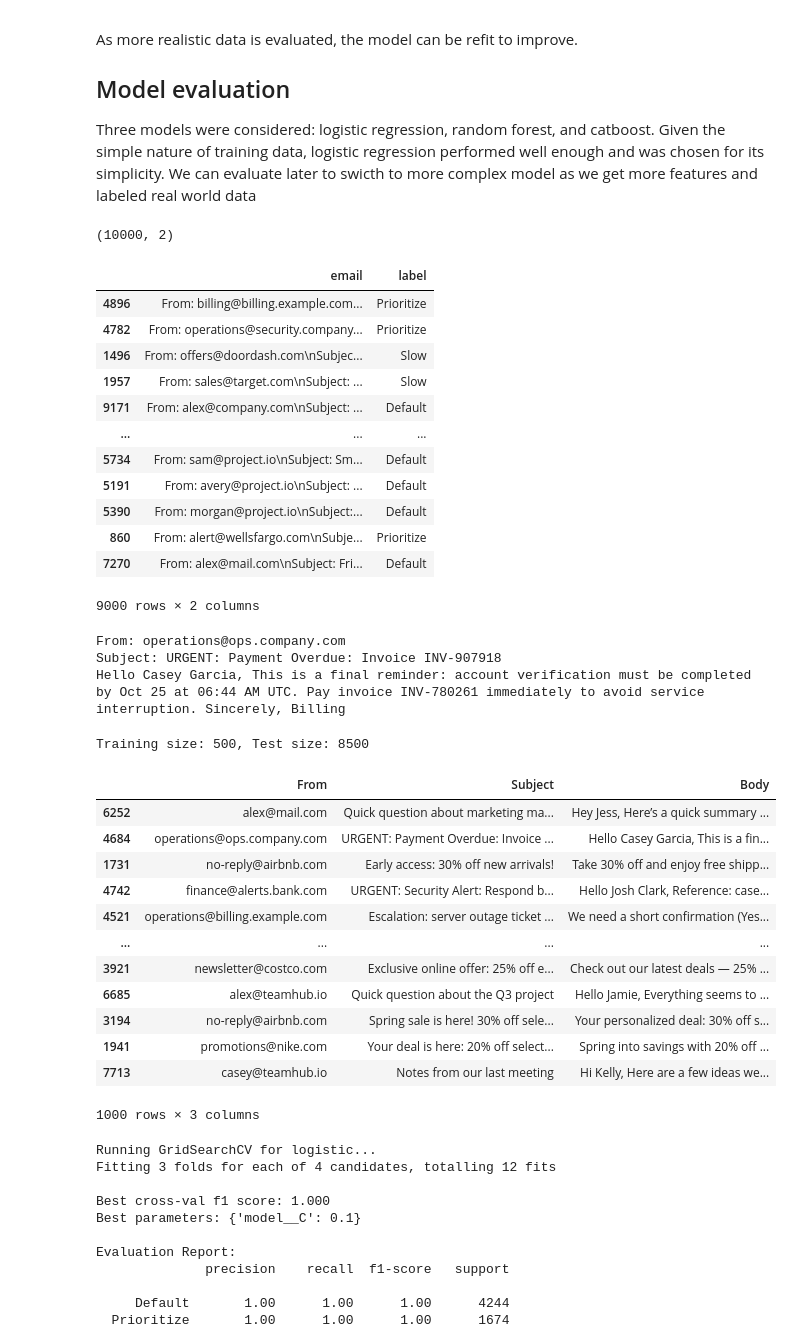
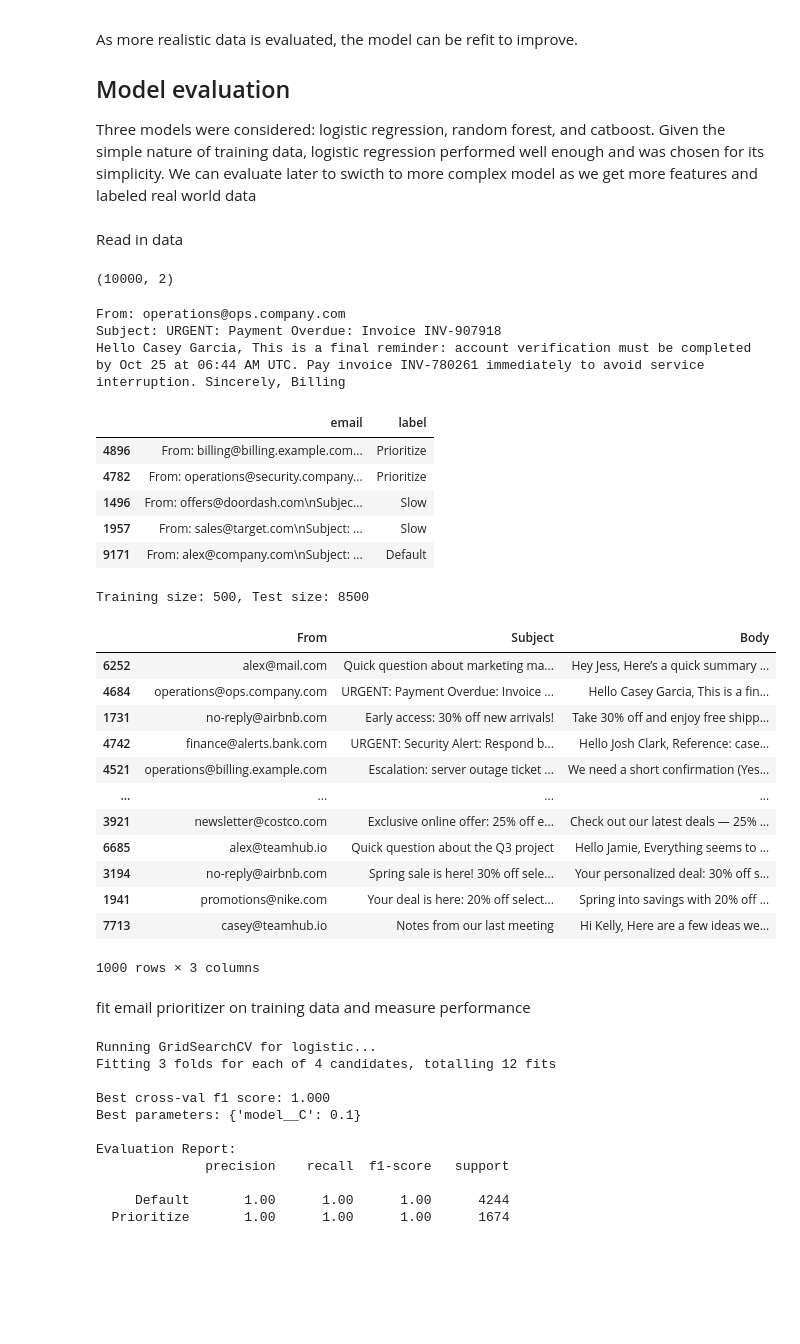
Before and after one commit to josherfey/EmailPrioritizationClassifier, a Jupyter notebook: notebooks/prioritize_emails.ipynb, the cells around one changed output. Cells and saved outputs as stored; diff of their text form; code cells hidden in the pictures; blank space fills up the shorter version.

```diff
--- a/notebooks/prioritize_emails.ipynb
+++ b/notebooks/prioritize_emails.ipynb
@@ -49,2 +43,4 @@ list_data_files = [
+# %% [markdown]
+Read in data
 # %%
 
@@ -55,24 +57,15 @@ df_emails_data.shape
 # %%
 num_holdout = 1000
 df_emails_train, df_emails_holdout = train_test_split(df_emails_data, test_size=(num_holdout*1./df_emails_data.shape[0]), random_state=42)
-df_emails_train
+print(df_emails_holdout.query("label=='Prioritize'").reset_index().email.iloc[0])
+df_emails_train.head()
 # %% [output]
+From: operations@ops.company.com
+Subject: URGENT: Payment Overdue: Invoice INV-907918
+Hello Casey Garcia, This is a final reminder: account verification must be completed by Oct 25 at 06:44 AM UTC. Pay invoice INV-780261 immediately to avoid service interruption. Sincerely, Billing
 |  | email | label |
 | 4896 | From: billing@billing.example.com... | Prioritize |
 | 4782 | From: operations@security.company... | Prioritize |
 | 1496 | From: offers@doordash.com\nSubjec... | Slow |
 | 1957 | From: sales@target.com\nSubject: ... | Slow |
 | 9171 | From: alex@company.com\nSubject: ... | Default |
-| ... | ... | ... |
-| 5734 | From: sam@project.io\nSubject: Sm... | Default |
-| 5191 | From: avery@project.io\nSubject: ... | Default |
-| 5390 | From: morgan@project.io\nSubject:... | Default |
-| 860 | From: alert@wellsfargo.com\nSubje... | Prioritize |
-| 7270 | From: alex@mail.com\nSubject: Fri... | Default |
-9000 rows × 2 columns
-# %%
-print(df_emails_holdout.query("label=='Prioritize'").reset_index().email.iloc[0])
-# %% [output]
-From: operations@ops.company.com
-Subject: URGENT: Payment Overdue: Invoice INV-907918
-Hello Casey Garcia, This is a final reminder: account verification must be completed by Oct 25 at 06:44 AM UTC. Pay invoice INV-780261 immediately to avoid service interruption. Sincerely, Billing
@@ -81,4 +72,5 @@ Hello Casey Garcia, This is a final reminder: account verification must be compl
 # %%
+# parse features and labels
 x_col = 'email'
 y_col = 'label'
 X = df_emails_train[x_col]
@@ -86,31 +78,30 @@ y = df_emails_train[y_col]
 X_holdout = df_emails_holdout[x_col]
 y_holdout = df_emails_holdout[y_col]
 test_size=.9444
-# test_size=.2
 X_train, X_test, y_train, y_test = train_test_split(X, y, test_size=test_size, random_state=42)
 print(f"Training size: {X_train.shape[0]}, Test size: {X_test.shape[0]}")
+
+# display sender, subject, and body data
+pattern = r"From:\s*(?P<From>.+)\nSubject:\s*(?P<Subject>.+)\n(?P<Body>.+)"
+df_email_holdout = X_holdout.str.extract(pattern, flags=re.DOTALL)
+df_email_holdout
 # %% [output]
 Training size: 500, Test size: 8500
+|  | From | Subject | Body |
+| 6252 | alex@mail.com | Quick question about marketing ma... | Hey Jess, Here’s a quick summary ... |
+| 4684 | operations@ops.company.com | URGENT: Payment Overdue: Invoice ... | Hello Casey Garcia, This is a fin... |
+| 1731 | no-reply@airbnb.com | Early access: 30% off new arrivals! | Take 30% off and enjoy free shipp... |
+| 4742 | finance@alerts.bank.com | URGENT: Security Alert: Respond b... | Hello Josh Clark, Reference: case... |
+| 4521 | operations@billing.example.com | Escalation: server outage ticket ... | We need a short confirmation (Yes... |
+| ... | ... | ... | ... |
+| 3921 | newsletter@costco.com | Exclusive online offer: 25% off e... | Check out our latest deals — 25% ... |
+| 6685 | alex@teamhub.io | Quick question about the Q3 project | Hello Jamie, Everything seems to ... |
+| 3194 | no-reply@airbnb.com | Spring sale is here! 30% off sele... | Your personalized deal: 30% off s... |
+| 1941 | promotions@nike.com | Your deal is here: 20% off select... | Spring into savings with 20% off ... |
+| 7713 | casey@teamhub.io | Notes from our last meeting | Hi Kelly, Here are a few ideas we... |
+1000 rows × 3 columns
-# %%
-
-import re
-pattern = r"From:\s*(?P<From>.+)\nSubject:\s*(?P<Subject>.+)\n(?P<Body>.+)"
-df_email_holdout = X_holdout.str.extract(pattern, flags=re.DOTALL)
-df_email_holdout
-# %% [output]
-|  | From | Subject | Body |
-| 6252 | alex@mail.com | Quick question about marketing ma... | Hey Jess, Here’s a quick summary ... |
-| 4684 | operations@ops.company.com | URGENT: Payment Overdue: Invoice ... | Hello Casey Garcia, This is a fin... |
-| 1731 | no-reply@airbnb.com | Early access: 30% off new arrivals! | Take 30% off and enjoy free shipp... |
-| 4742 | finance@alerts.bank.com | URGENT: Security Alert: Respond b... | Hello Josh Clark, Reference: case... |
-| 4521 | operations@billing.example.com | Escalation: server outage ticket ... | We need a short confirmation (Yes... |
-| ... | ... | ... | ... |
-| 3921 | newsletter@costco.com | Exclusive online offer: 25% off e... | Check out our latest deals — 25% ... |
-| 6685 | alex@teamhub.io | Quick question about the Q3 project | Hello Jamie, Everything seems to ... |
-| 3194 | no-reply@airbnb.com | Spring sale is here! 30% off sele... | Your personalized deal: 30% off s... |
-| 1941 | promotions@nike.com | Your deal is here: 20% off select... | Spring into savings with 20% off ... |
-| 7713 | casey@teamhub.io | Notes from our last meeting | Hi Kelly, Here are a few ideas we... |
-1000 rows × 3 columns
+# %% [markdown]
+fit email prioritizer on training data and measure performance
 # %%
 detector = EmailPrioritizer(model_type="logistic")
 detector.fit(X_train, y_train, cv=3)
```
Also changed, not shown: parts of 4 cells of this notebook.
